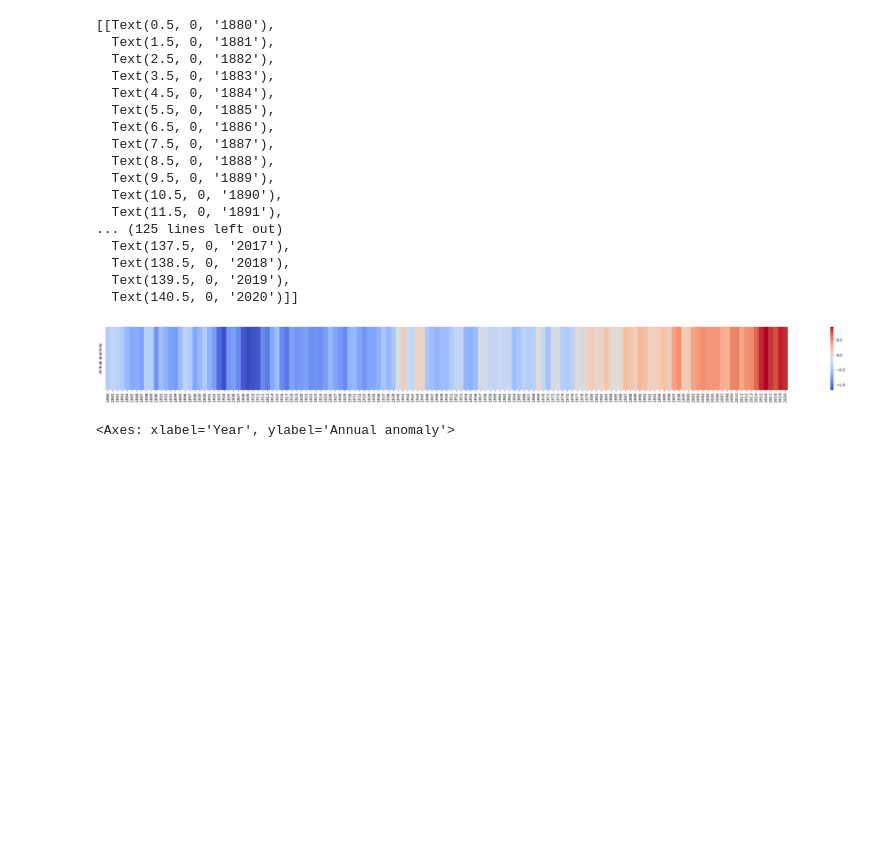
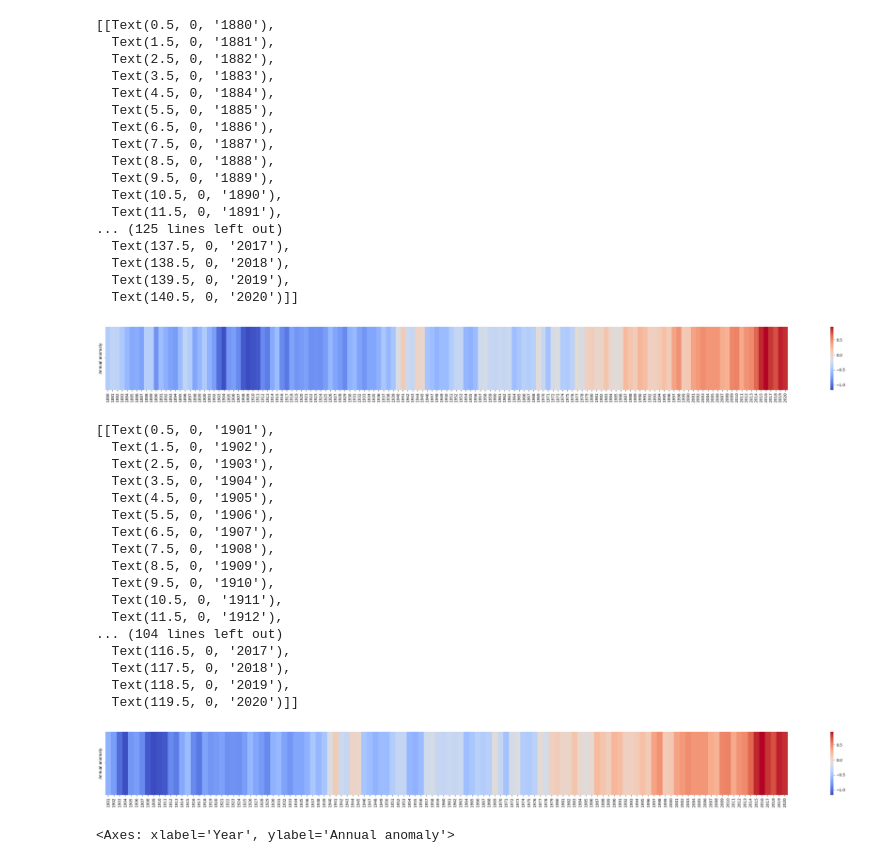
Before and after one commit to gauravpatil123/adv-projects-in-visualization, a Jupyter notebook: notebooks/project_main.ipynb, the cells around one changed output. Drawn from its saved outputs; the diff is of its cells as text; code cells hidden in the pictures; blank space fills up the shorter version.

```diff
--- a/notebooks/project_main.ipynb
+++ b/notebooks/project_main.ipynb
@@ -219,3 +264,5 @@ df_sea_heat.head()
 | 2 | -0.348 |
 | 3 | -0.456 |
 | 4 | -0.582 |
+# %%
+df_sea_heat_sub_years = df_sea_heat.iloc[21:]
@@ -242,6 +298,31 @@ figure3.set(xticklabels=df_sea["Year"])
   Text(139.5, 0, '2019'),
   Text(140.5, 0, '2020')]]
 [figure]
+# %%
+df_sea_heat_sub_years_ticks = df_sea["Year"].iloc[21:]
+# %%
+figure5 = plt.figure(figsize=(40,3))
+figure5 = sns.heatmap(df_sea_heat_sub_years.T, cmap="coolwarm")
+figure5.set(xticklabels=df_sea_heat_sub_years_ticks)
+# %% [output]
+[[Text(0.5, 0, '1901'),
+  Text(1.5, 0, '1902'),
+  Text(2.5, 0, '1903'),
+  Text(3.5, 0, '1904'),
+  Text(4.5, 0, '1905'),
+  Text(5.5, 0, '1906'),
+  Text(6.5, 0, '1907'),
+  Text(7.5, 0, '1908'),
+  Text(8.5, 0, '1909'),
+  Text(9.5, 0, '1910'),
+  Text(10.5, 0, '1911'),
+  Text(11.5, 0, '1912'),
+... (104 lines left out)
+  Text(116.5, 0, '2017'),
+  Text(117.5, 0, '2018'),
+  Text(118.5, 0, '2019'),
+  Text(119.5, 0, '2020')]]
+[figure, added]
 # %%
 figure4 = plt.figure(figsize=(60, 10))
 sns.lineplot(df_sea, x="Year", y="Annual anomaly")
```
Also changed, not shown: parts of 8 cells of this notebook, 2 other files.
